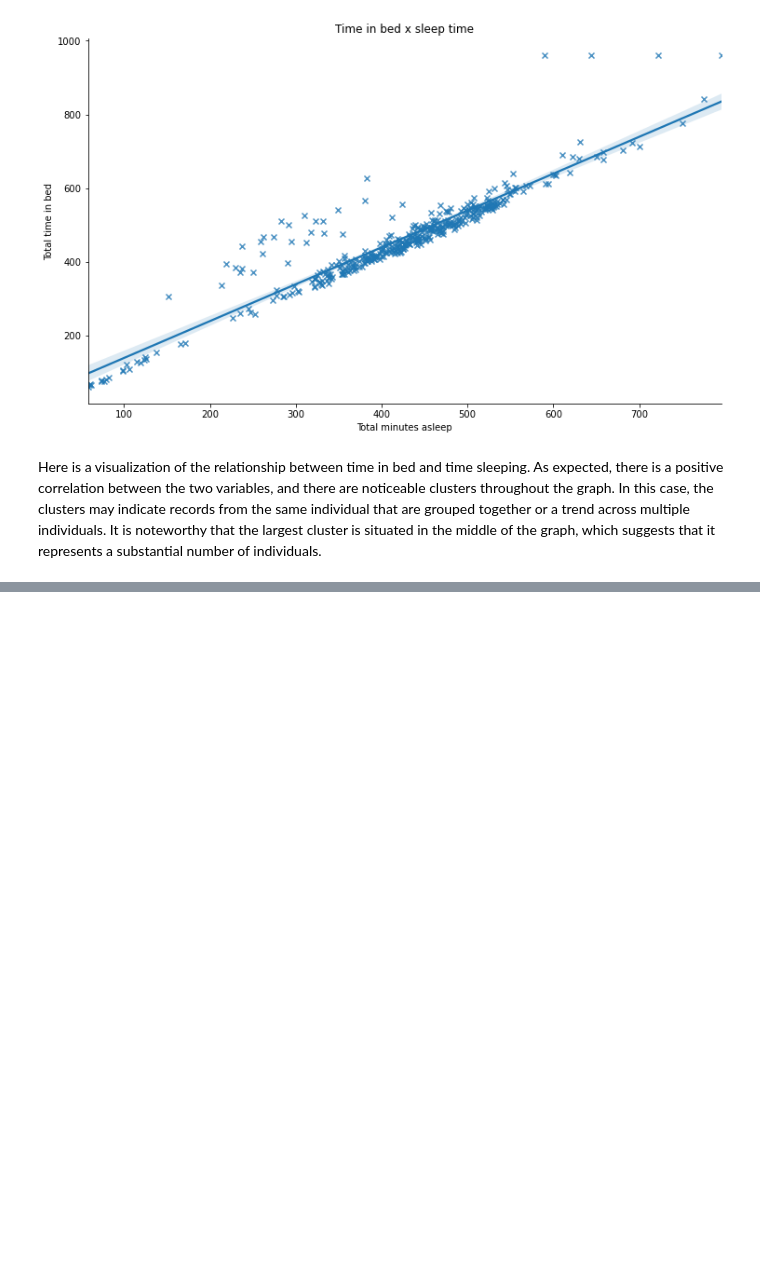
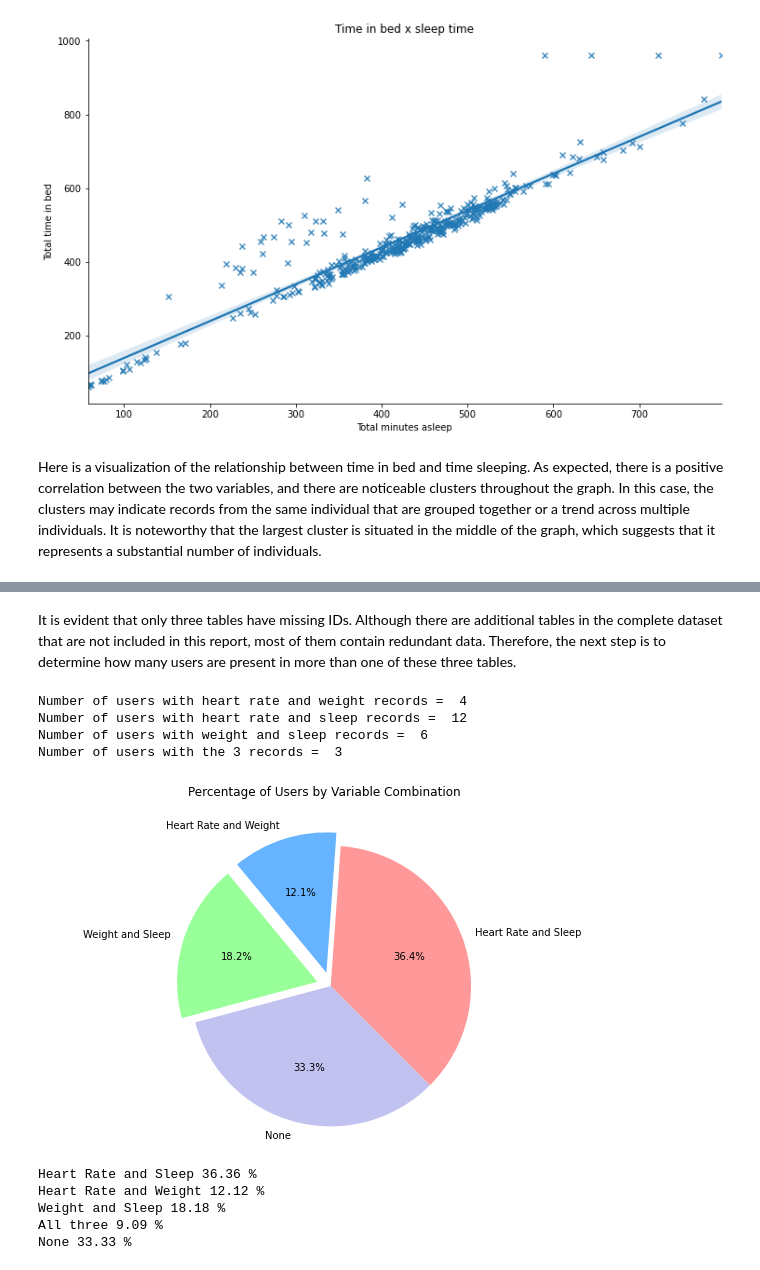
Before and after one commit to D3Falcon/DataSciencePortfolio, a Jupyter notebook: Bellabeat_CaseStudy/Bellabeat_casestudy.ipynb, the cells around one changed output, grey strips where cells are left out. Cells and saved outputs as stored; diff of their text form; code cells hidden in the pictures; blank space fills up the shorter version.

```diff
--- a/Bellabeat_CaseStudy/Bellabeat_casestudy.ipynb
+++ b/Bellabeat_CaseStudy/Bellabeat_casestudy.ipynb
@@ -38,6 +34,7 @@ import seaborn as snc
 # %%
 dailyAc = pd.read_csv("dailyActivity_merged.csv")
 dayInt = pd.read_csv("dailyIntensities_merged.csv")
+heartR = pd.read_csv("heartrate_seconds_merged.csv")
 hrInt = pd.read_csv("hourlyIntensities_merged.csv")
 dayCal = pd.read_csv("dailyCalories_merged.csv")
 weightLog = pd.read_csv("weightLogInfo_merged.csv")
@@ -612,0 +648,51 @@ dailyAc.head()
+# %% [markdown]
+It is evident that only three tables have missing IDs. Although there are additional tables in the complete dataset that are not included in this report, most of them contain redundant data. Therefore, the next step is to determine how many users are present in more than one of these three tables.
+# %%
+heartR_weight = pd.merge(heartR['Id'], weightLog['Id'], on='Id').drop_duplicates().shape[0]
+heartR_sleep = pd.merge(heartR['Id'], sleepDay['Id'], on='Id').drop_duplicates().shape[0]
+weight_sleep = pd.merge(weightLog['Id'], sleepDay['Id'], on='Id').drop_duplicates().shape[0]
+weight_sleep_heartR = pd.merge(weightLog['Id'], sleepDay['Id'], on='Id').drop_duplicates()
+weight_sleep_heartR = pd.merge(weight_sleep_heartR, heartR['Id'], on='Id').drop_duplicates().shape[0]
+
+print('Number of users with heart rate and weight records = ', heartR_weight)
+print('Number of users with heart rate and sleep records = ', heartR_sleep)
+print('Number of users with weight and sleep records = ', weight_sleep)
+print('Number of users with the 3 records = ', weight_sleep_heartR)
+# %% [output]
+Number of users with heart rate and weight records =  4
+Number of users with heart rate and sleep records =  12
+Number of users with weight and sleep records =  6
+Number of users with the 3 records =  3
+# %%
+total_users = dailyAc_count
+
+percentage_heartR_weight = (heartR_weight / total_users) * 100
+percentage_heartR_sleep = (heartR_sleep / total_users) * 100
+percentage_weight_sleep = (weight_sleep / total_users) * 100
+percentage_weight_sleep_heartR = (weight_sleep_heartR / total_users) * 100
+
+fig = plt.figure(figsize=(10, 6))
+
+labels = ['Heart Rate and Sleep', 'Heart Rate and Weight', 'Weight and Sleep', 'None']
+sizes = [percentage_heartR_sleep, percentage_heartR_weight, percentage_weight_sleep, (100 - (percentage_heartR_weight + percentage_heartR_sleep + percentage_weight_sleep))]
+colors = ['#ff9999', '#66b3ff', '#99ff99', '#c2c2f0', '#d3d3d3']
+explode = (0, 0.1, 0.1, 0)
+plt.pie(sizes, explode=explode, labels=labels, colors=colors, autopct='%1.1f%%', startangle=315)
+plt.axis('equal')
+
+plt.title('Percentage of Users by Variable Combination\n')
+plt.show()
+# %% [output]
+[figure, added]
+# %%
+print('Heart Rate and Sleep {:.2f}'.format(percentage_heartR_sleep), '%')
+print('Heart Rate and Weight {:.2f}'.format(percentage_heartR_weight), '%')
+print('Weight and Sleep {:.2f}'.format(percentage_weight_sleep), '%')
+print('All three {:.2f}'.format(percentage_weight_sleep_heartR), '%')
+print('None {:.2f}'.format(100 - (percentage_heartR_weight + percentage_heartR_sleep + percentage_weight_sleep)), '%')
+# %% [output]
+Heart Rate and Sleep 36.36 %
+Heart Rate and Weight 12.12 %
+Weight and Sleep 18.18 %
+All three 9.09 %
+None 33.33 %
```
Also changed, not shown: parts of 24 cells of this notebook.
